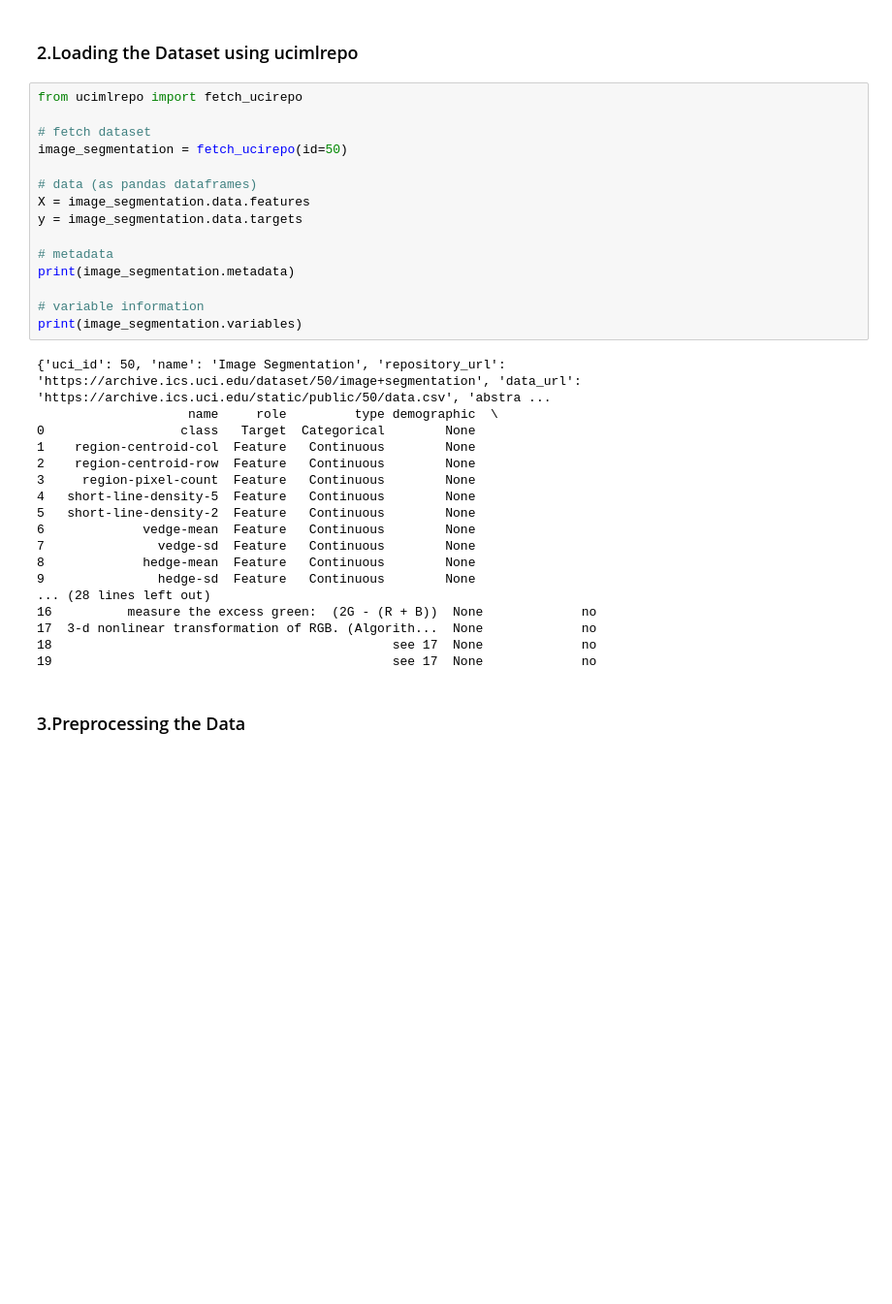
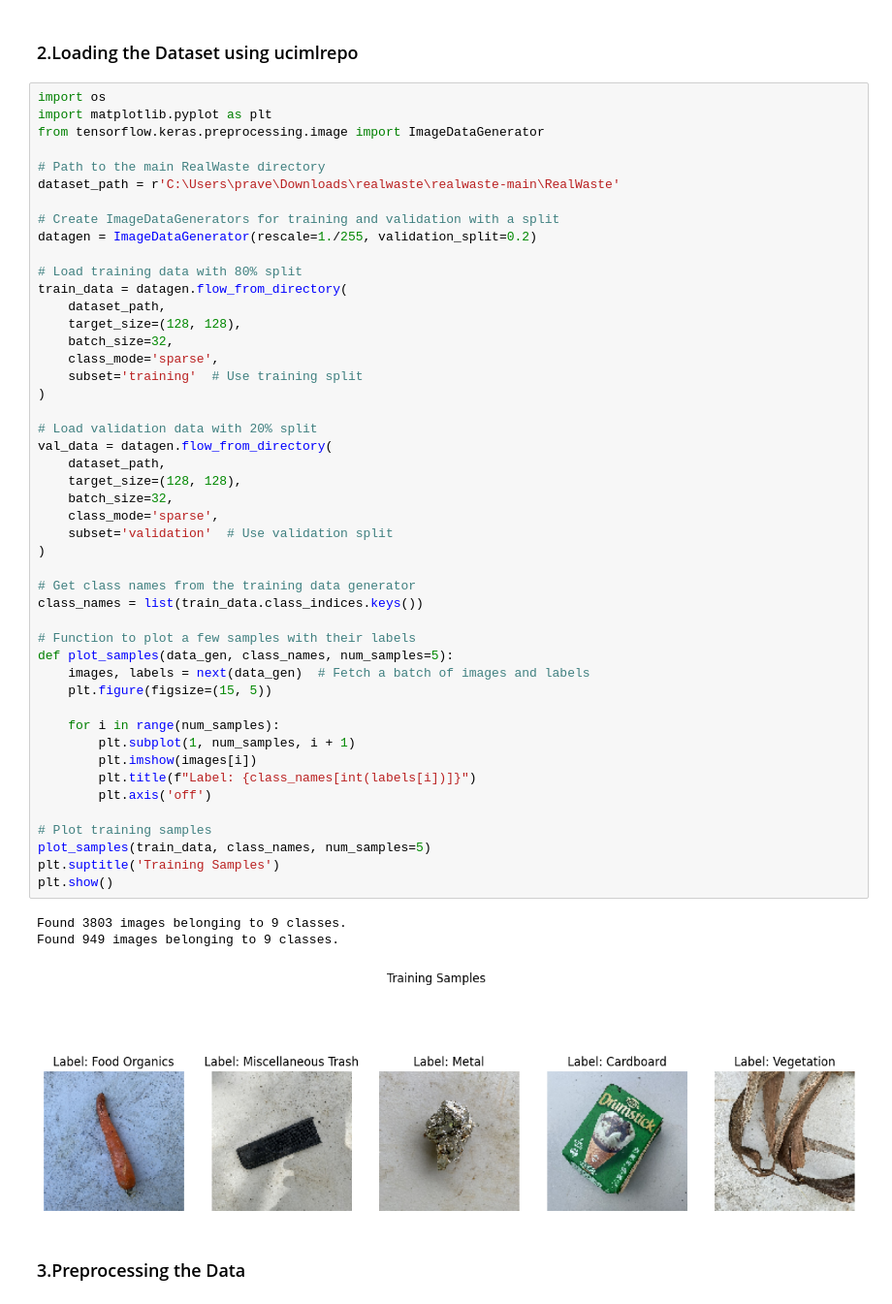
Before and after one commit to dmpcd/EN3150_Assignment_03_CNN, a Jupyter notebook: Simple convolutional neural network to perform classification..ipynb, the cells around one changed output. Shown at 97% size. Drawn from its saved outputs; the diff is of its cells as text; blank space fills up the shorter version.

```diff
--- a/Simple convolutional neural network to perform classification..ipynb
+++ b/Simple convolutional neural network to perform classification..ipynb
@@ -19,37 +19,55 @@ import matplotlib.pyplot as plt
 # %% [markdown]
 ### 2.Loading the Dataset using ucimlrepo
 # %%
-from ucimlrepo import fetch_ucirepo
+import os
+import matplotlib.pyplot as plt
+from tensorflow.keras.preprocessing.image import ImageDataGenerator
 
-# fetch dataset
-image_segmentation = fetch_ucirepo(id=50)
+# Path to the main RealWaste directory
+dataset_path = r'C:\Users\prave\Downloads\realwaste\realwaste-main\RealWaste'
 
-# data (as pandas dataframes)
-X = image_segmentation.data.features
-y = image_segmentation.data.targets
+# Create ImageDataGenerators for training and validation with a split
+datagen = ImageDataGenerator(rescale=1./255, validation_split=0.2)
 
-# metadata
-print(image_segmentation.metadata)
+# Load training data with 80% split
+train_data = datagen.flow_from_directory(
+    dataset_path,
+    target_size=(128, 128),
+    batch_size=32,
+    class_mode='sparse',
+    subset='training'  # Use training split
+)
 
-# variable information
-print(image_segmentation.variables)
+# Load validation data with 20% split
+val_data = datagen.flow_from_directory(
+    dataset_path,
+    target_size=(128, 128),
+    batch_size=32,
+    class_mode='sparse',
+    subset='validation'  # Use validation split
+)
+
+# Get class names from the training data generator
+class_names = list(train_data.class_indices.keys())
+
+# Function to plot a few samples with their labels
+def plot_samples(data_gen, class_names, num_samples=5):
+    images, labels = next(data_gen)  # Fetch a batch of images and labels
+    plt.figure(figsize=(15, 5))
+
+    for i in range(num_samples):
+        plt.subplot(1, num_samples, i + 1)
+        plt.imshow(images[i])
+        plt.title(f"Label: {class_names[int(labels[i])]}")
+        plt.axis('off')
+
+# Plot training samples
+plot_samples(train_data, class_names, num_samples=5)
+plt.suptitle('Training Samples')
+plt.show()
 # %% [output]
-{'uci_id': 50, 'name': 'Image Segmentation', 'repository_url': 'https://archive.ics.uci.edu/dataset/50/image+segmentation', 'data_url': 'https://archive.ics.uci.edu/static/public/50/data.csv', 'abstra ...
-                    name     role         type demographic  \
-0                  class   Target  Categorical        None
-1    region-centroid-col  Feature   Continuous        None
-2    region-centroid-row  Feature   Continuous        None
-3     region-pixel-count  Feature   Continuous        None
-4   short-line-density-5  Feature   Continuous        None
-5   short-line-density-2  Feature   Continuous        None
-6             vedge-mean  Feature   Continuous        None
-7               vedge-sd  Feature   Continuous        None
-8             hedge-mean  Feature   Continuous        None
-9               hedge-sd  Feature   Continuous        None
-... (28 lines left out)
-16          measure the excess green:  (2G - (R + B))  None             no
-17  3-d nonlinear transformation of RGB. (Algorith...  None             no
-18                                             see 17  None             no
-19                                             see 17  None             no
+Found 3803 images belonging to 9 classes.
+Found 949 images belonging to 9 classes.
+[figure, added]
 # %% [markdown]
 ### 3.Preprocessing the Data
```
Also changed, not shown: parts of 4 cells of this notebook.
